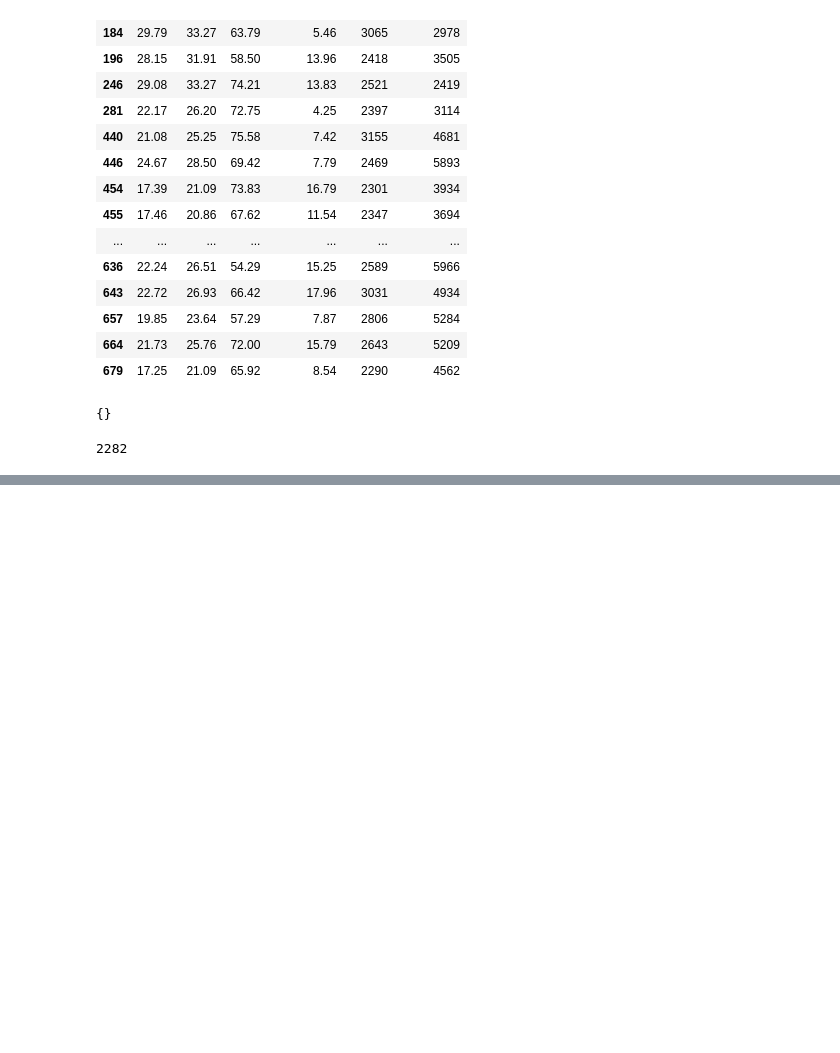
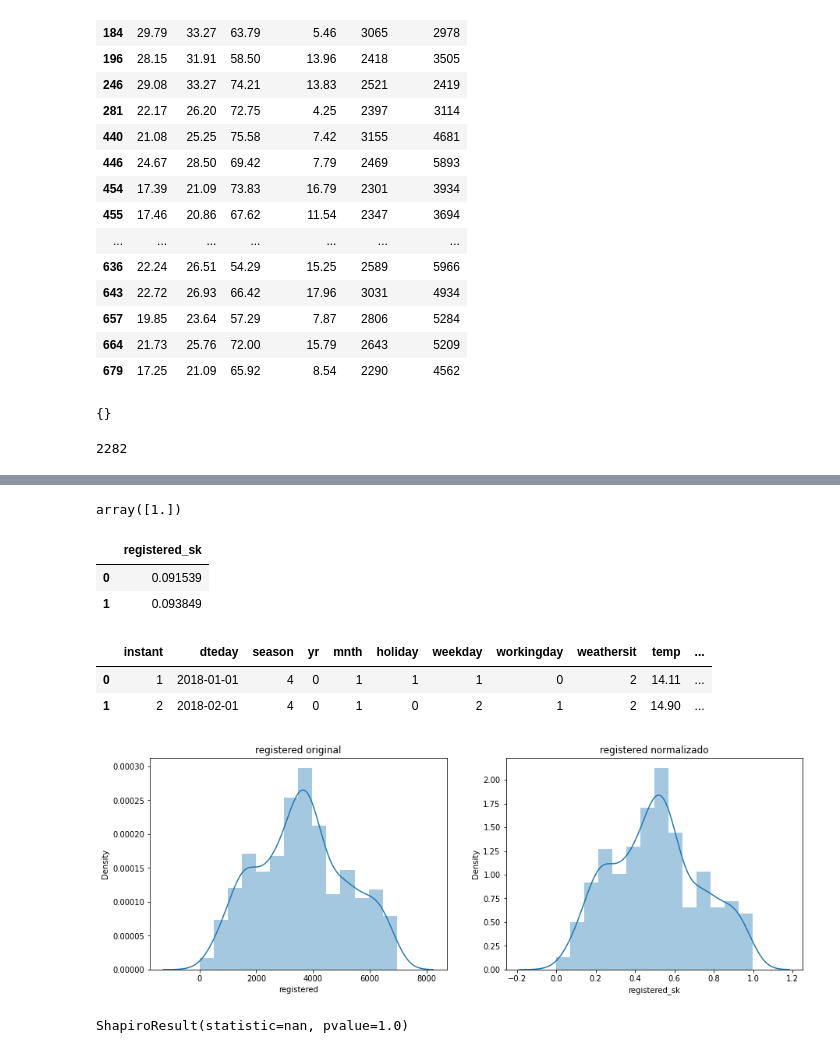
Before and after one commit to Adalab/Adalab-project-da-promo-B-module-3-team-2, a Jupyter notebook: eda.ipynb, the cells around one changed output, grey strips where cells are left out. Saved outputs shown, nothing was run; the diff lists cells and outputs as text; code cells hidden in the pictures; blank space fills up the shorter version.

Commit message:
220930 la nueva normalidad

```diff
--- a/eda.ipynb
+++ b/eda.ipynb
@@ -454,0 +533,35 @@ df_outliers["casual"].min()
+# %%
+# y los máximos?
+X_normalizadas.max(axis=0)
+# %% [output]
+array([1.])
+# %%
+numericasb_minmax = pd.DataFrame(X_normalizadas, columns = ["registered_sk"])
+numericasb_minmax.head(2)
+# %% [output]
+|  | registered_sk |
+| 0 | 0.091539 |
+| 1 | 0.093849 |
+# %%
+df_menores["registered_sk"] = numericasb_minmax
+df_menores.head(2)
+# %% [output]
+|  | instant | dteday | season | yr | mnth | holiday | weekday | workingday | weathersit | temp | ... |
+| 0 | 1 | 2018-01-01 | 4 | 0 | 1 | 1 | 1 | 0 | 2 | 14.11 | ... |
+| 1 | 2 | 2018-02-01 | 4 | 0 | 1 | 0 | 2 | 1 | 2 | 14.90 | ... |
+# %%
+# ahora chequeemos si nuestra variable tiene una distribución normal
+
+fig, axes = plt.subplots(1, 2, figsize = (15,5))
+
+axes[0].set_title('registered original')
+axes[1].set_title('registered normalizado')
+
+sns.distplot(df_menores['registered'] ,ax = axes[0])
+sns.distplot(df_menores['registered_sk'], ax = axes[1]);
+# %% [output]
+[figure, added]
+# %%
+stats.shapiro(df_menores["registered_sk"])
+# %% [output]
+ShapiroResult(statistic=nan, pvalue=1.0)
```
Also changed, not shown: parts of 49 cells of this notebook.
